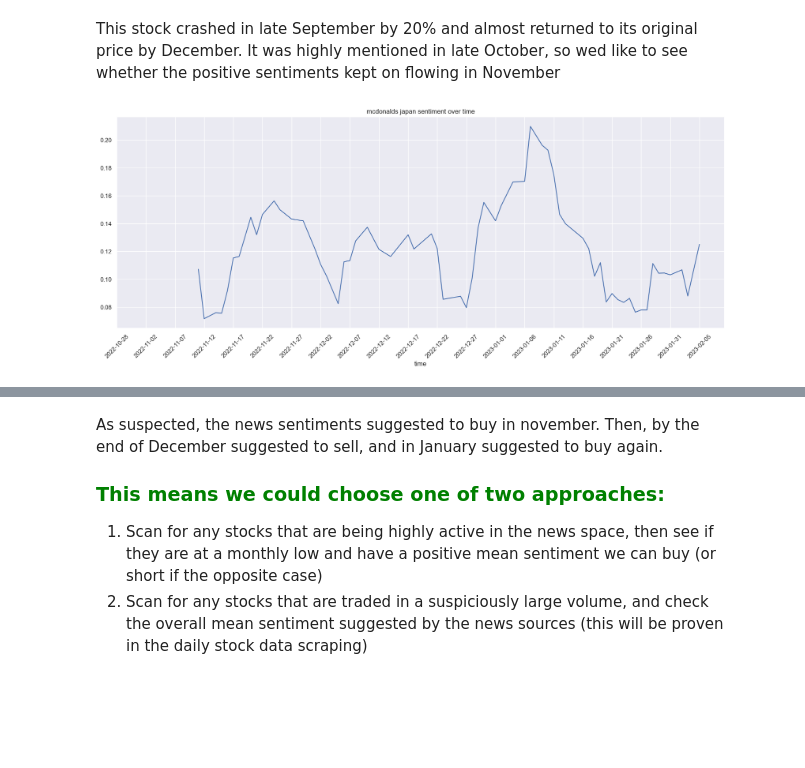
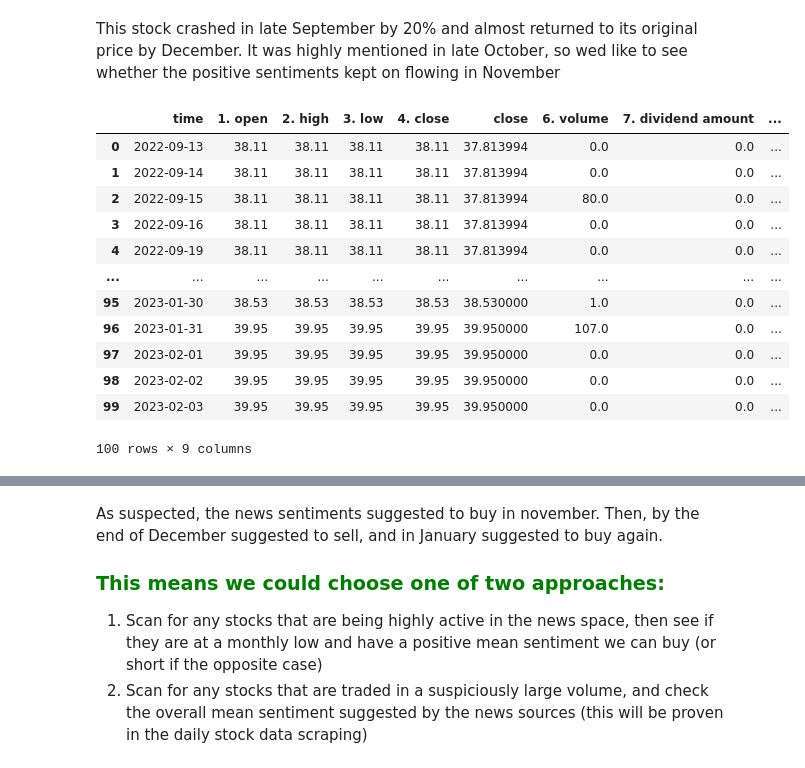
Before and after one commit to DavidPeleg6/Financial_News_Sentiments, a Jupyter notebook: news_sentiment_dataset/news_sentiment_dataset.ipynb, the cells around one changed output, grey strips where cells are left out. Saved outputs shown, nothing was run; the diff lists cells and outputs as text; code cells hidden in the pictures; blank space fills up the shorter version.

```diff
--- a/news_sentiment_dataset/news_sentiment_dataset.ipynb
+++ b/news_sentiment_dataset/news_sentiment_dataset.ipynb
@@ -25 +41,4 @@ pd.set_option('display.max_colwidth',1000)
+# %%
+with open('../keys.json') as f:
+    keys = json.load(f) * 5
 # %%
@@ -195,12 +245,31 @@ Image.open('Screenshot 2023-02-05 211157.png')
 [figure]
 # %% [markdown]
 This stock crashed in late September by 20% and almost returned to its original price by December. It was highly mentioned in late October, so wed like to see whether the positive sentiments kept on flowing in November
-# %%
-# do the same but average over every 10 days with ticks every 10 days
-sent_df[sent_df['ticker'] == 'MDNDF'].groupby('time')['sentiment'].mean().rolling(10).mean().plot(figsize=(20,7), label='MDNDF')
-# add the same ticks for every 10 days
-plt.xticks(pd.date_range(sent_df['time'].min(), sent_df['time'].max(), freq='5D'), rotation=45)
-plt.title('mcdonalds japan sentiment over time')
-plt.savefig('mdndf_analysis.png')
-# %% [output]
-[figure, removed]
+# %%
+endpoint = "https://www.alphavantage.co/query"
+parameters = {
+    "function": "TIME_SERIES_DAILY_ADJUSTED",
+    "symbol": 'MDNDF',
+    "outputsize": 'compact',
+    "apikey": random.choice(keys),
+}
+# Send a GET request to the API endpoint
+response = requests.get(endpoint, params=parameters)
+# create a dataframe of the closing prices of each day
+md_price = pd.DataFrame.from_dict(response.json()['Time Series (Daily)'], orient='index').sort_index().astype(float).reset_index().rename(columns={'index': 'time', '5. adjusted close': 'close'})
+md_price['time'] = pd.to_datetime(md_price['time'])
+md_price
+# %% [output]
+|  | time | 1. open | 2. high | 3. low | 4. close | close | 6. volume | 7. dividend amount | ... |
+| 0 | 2022-09-13 | 38.11 | 38.11 | 38.11 | 38.11 | 37.813994 | 0.0 | 0.0 | ... |
+| 1 | 2022-09-14 | 38.11 | 38.11 | 38.11 | 38.11 | 37.813994 | 0.0 | 0.0 | ... |
+| 2 | 2022-09-15 | 38.11 | 38.11 | 38.11 | 38.11 | 37.813994 | 80.0 | 0.0 | ... |
+| 3 | 2022-09-16 | 38.11 | 38.11 | 38.11 | 38.11 | 37.813994 | 0.0 | 0.0 | ... |
+| 4 | 2022-09-19 | 38.11 | 38.11 | 38.11 | 38.11 | 37.813994 | 0.0 | 0.0 | ... |
+| ... | ... | ... | ... | ... | ... | ... | ... | ... | ... |
+| 95 | 2023-01-30 | 38.53 | 38.53 | 38.53 | 38.53 | 38.530000 | 1.0 | 0.0 | ... |
+| 96 | 2023-01-31 | 39.95 | 39.95 | 39.95 | 39.95 | 39.950000 | 107.0 | 0.0 | ... |
+| 97 | 2023-02-01 | 39.95 | 39.95 | 39.95 | 39.95 | 39.950000 | 0.0 | 0.0 | ... |
+| 98 | 2023-02-02 | 39.95 | 39.95 | 39.95 | 39.95 | 39.950000 | 0.0 | 0.0 | ... |
+| 99 | 2023-02-03 | 39.95 | 39.95 | 39.95 | 39.95 | 39.950000 | 0.0 | 0.0 | ... |
+100 rows × 9 columns
```
Also changed, not shown: parts of 16 cells of this notebook, 4 other files.
